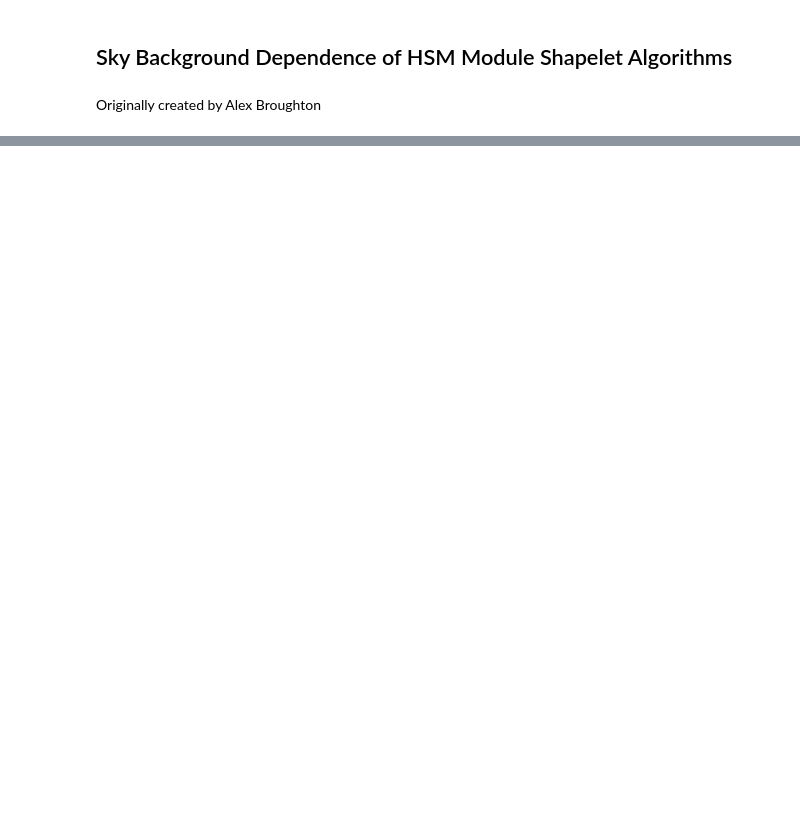
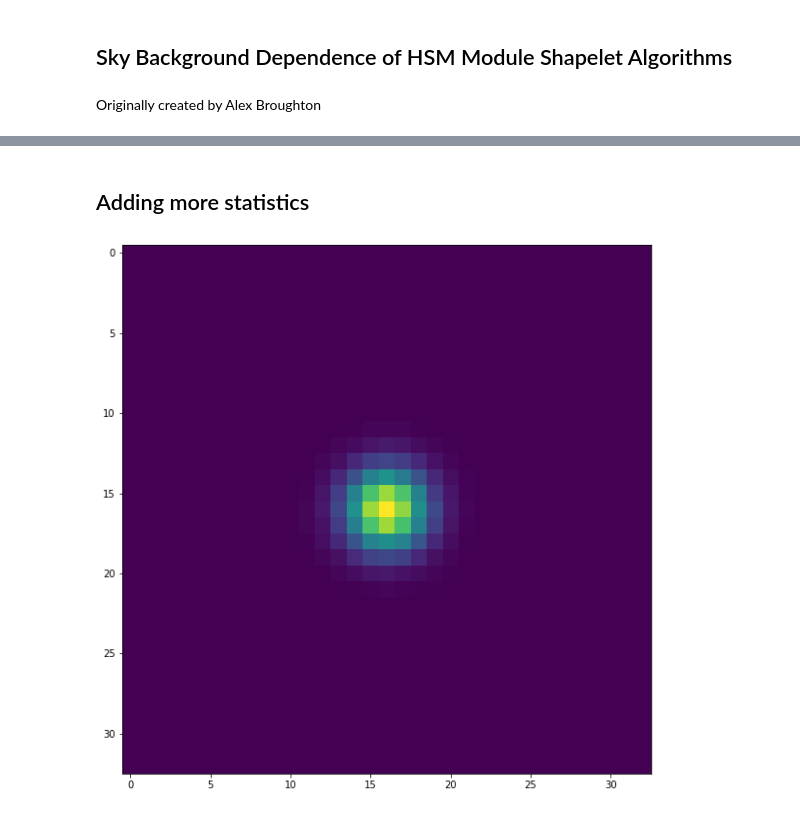
Before and after one commit to Alex-Broughton/run5, a Jupyter notebook: BF/notebooks/Galsim-BF-SkyBackgroundAnalysis.ipynb, the cells around one changed output, grey strips where cells are left out. Drawn from its saved outputs; the diff is of its cells as text; code cells hidden in the pictures; blank space fills up the shorter version.

```diff
--- a/BF/notebooks/Galsim-BF-SkyBackgroundAnalysis.ipynb
+++ b/BF/notebooks/Galsim-BF-SkyBackgroundAnalysis.ipynb
@@ -142,0 +130,44 @@ plt.scatter(fluxes, sigmas)
+# %% [markdown]
+## Adding more statistics
+# %%
+pixscale = 0.2/10.e-6
+dprof = galsim.Gaussian(fwhm=40.0e-6*pixscale)
+
+# Create a flat spectral energy density profile
+sed = galsim.SED('wave**1.0',wave_type="nm", flux_type="1")
+
+# Define the galaxy profile (returns instance of ChromaticObject)
+chromatic_obj = dprof * sed
+
+# Select a single wavelength in nm (returns instance of GSObject)
+prof = chromatic_obj.evaluateAtWavelength(450.0).withFlux(1.0e5)
+
+blank_image = galsim.Image(33,33,scale=0.2,xmin=0,ymin=0,dtype=np.float64)
+star_image = prof.drawImage(image=blank_image, scale=0.2, exptime=1, method="phot", save_photons=True)
+
+Ixx = []
+Iyy = []
+Ixy = []
+for n in range(100):
+    # Add noise
+    # random seed
+    image = galsim.Image(star_image, copy=True)
+    rng = galsim.BaseDeviate(n)
+    noise = galsim.GaussianNoise(rng, sigma=5.0)
+    image.addNoise(noise)
+    results = image.FindAdaptiveMom()
+    Ixx_, Iyy_, Ixy_ = calc2ndMom(results)
+
+    Ixx.append(Ixx_)
+    Iyy.append(Iyy_)
+    Ixy.append(Ixy_)
+
+
+
+
+plt.figure(figsize=(10,10))
+plt.imshow(star_image.array)
+IXX_0, IYY_0, IXY_0 = np.mean(Ixx), np.mean(Iyy), np.mean(Ixy)
+IXX_0_err, IYY_0_err, IXY_0_err = np.std(Ixx), np.std(Iyy), np.std(Ixy)
+# %% [output]
+[figure, added]
```
Also changed, not shown: parts of 20 cells of this notebook, 22 other files.
